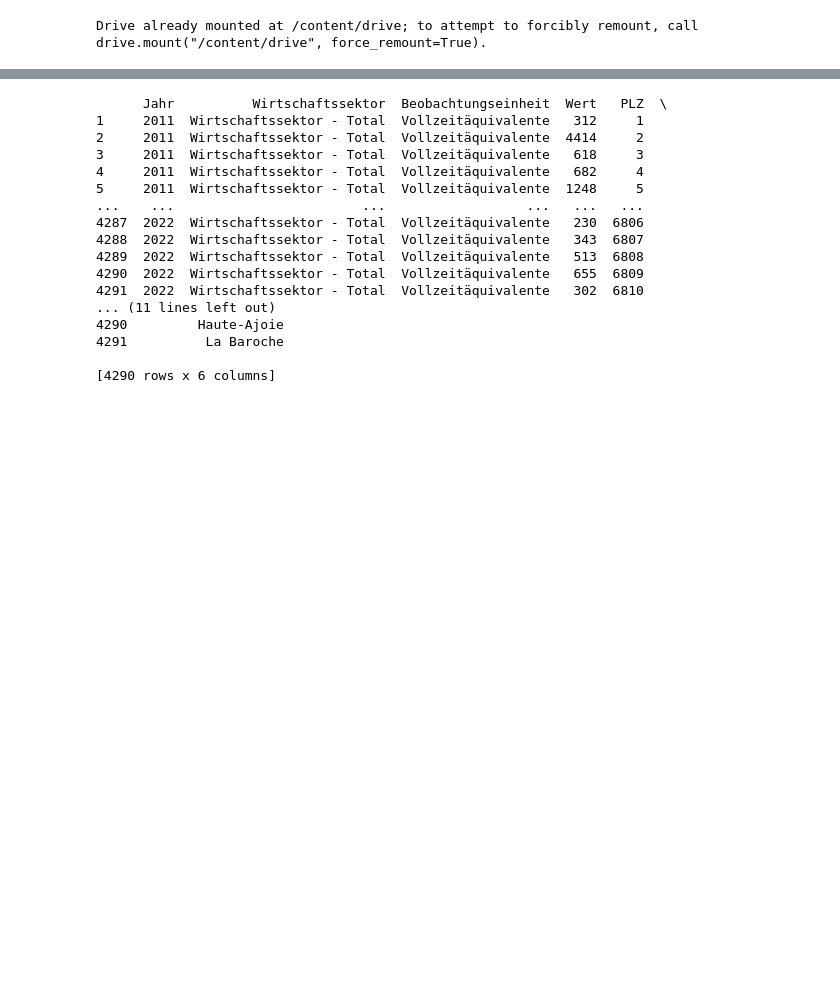
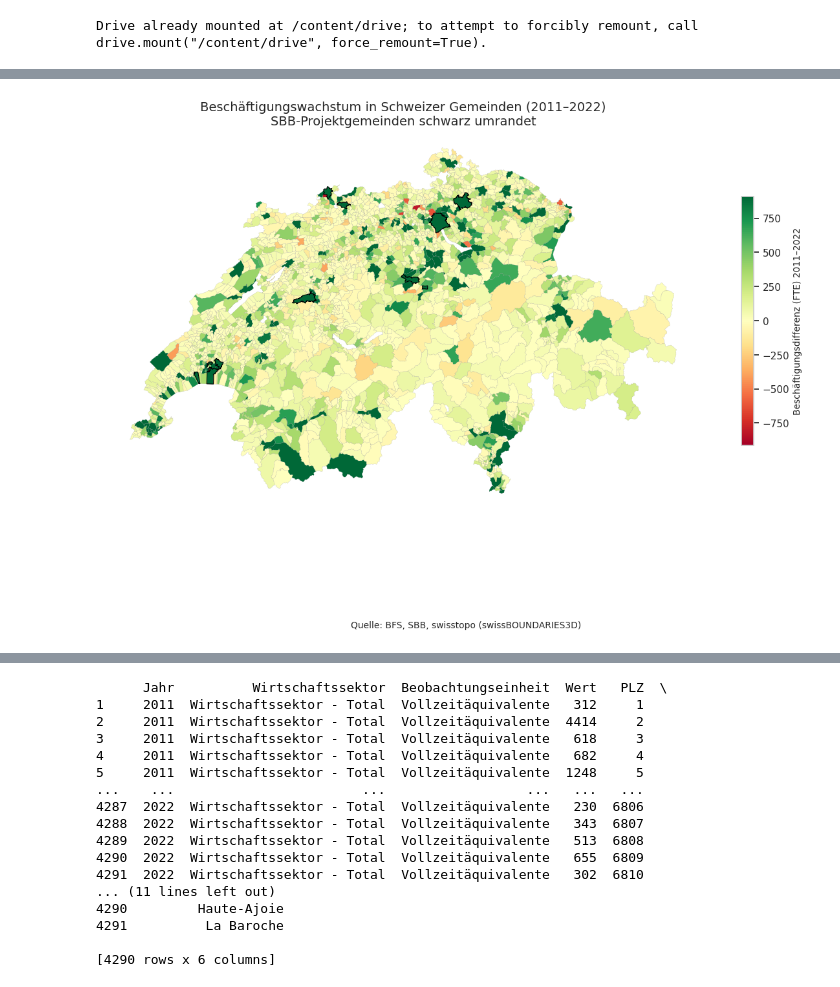
Before and after one commit to Fa-commits/BINA, a Jupyter notebook: BINA.ipynb, the cells around one changed output, grey strips where cells are left out. Saved outputs shown, nothing was run; the diff lists cells and outputs as text; code cells hidden in the pictures; blank space fills up the shorter version.

Commit message:
Mit Colab erstellt

```diff
--- a/BINA.ipynb
+++ b/BINA.ipynb
@@ -94,0 +349,19 @@ Beschreibung der Datensätze und wie sie gefunden wurden.
+# %%
+def load_sbb_projects_csv():
+    url = "https://data.sbb.ch/explore/dataset/bauprojekte-immobilien/download/?format=csv"
+    df_sbb = pd.read_csv(url, sep=';')
+    df_sbb.columns = df_sbb.columns.str.strip().str.lower()
+    df_sbb = df_sbb.dropna(subset=['city', 'startofconstruction'])
+    df_sbb['startofconstruction'] = pd.to_numeric(df_sbb['startofconstruction'], errors='coerce')
+    df_sbb = df_sbb[df_sbb['startofconstruction'].between(2011, 2022)]
+    cols = ['titlede', 'city', 'zipcode', 'phase', 'portfolio', 'startofconstruction']
+    df_sbb_reduced = df_sbb[cols].copy()
+    df_sbb_reduced['Ort_clean'] = df_sbb_reduced['city'].astype(str).str.lower().str.strip()
+    return df_sbb_reduced
+
+df_sbb = load_sbb_projects_csv()
+
+print("SBB-Daten geladen:", df_sbb.shape)
+print("Zeitraum:", df_sbb['startofconstruction'].min(), "-", df_sbb['startofconstruction'].max())
+print("Einzigartige Orte:", df_sbb['Ort_clean'].nunique())
+print("Beispielhafte Orte:", df_sbb['Ort_clean'].dropna().unique()[:5])
@@ -94,0 +665,54 @@ Beschreibung der Datensätze und wie sie gefunden wurden.
+# %%
+# 1. SBB-Projekt-Gemeinden ermitteln
+bfs_ids_mit_sbb = set(df_sbb['BFS_ID'].dropna().unique())
+
+# 2. Sicherstellen, dass df_bfs['hat_sbb_projekt'] existiert
+df_bfs['hat_sbb_projekt'] = df_bfs['BFS_ID'].isin(bfs_ids_mit_sbb)
+
+# 3. df_growth vorbereiten (falls noch nicht vorhanden)
+df_fte = df_bfs[df_bfs['Jahr'].isin(['2011', '2022'])].copy()
+df_pivot = df_fte.pivot_table(index='BFS_ID', columns='Jahr', values='Wert')
+df_pivot['Differenz'] = df_pivot['2022'] - df_pivot['2011']
+df_growth = df_pivot[['Differenz']].copy()
+
+# 4. Projektstatus pro Gemeinde extrahieren
+df_projstatus = df_bfs[df_bfs['Jahr'] == '2022'][['BFS_ID', 'hat_sbb_projekt']].drop_duplicates()
+
+# 5. Beschäftigungswachstum + Projektstatus kombinieren
+df_map = df_growth.reset_index().merge(df_projstatus, on='BFS_ID', how='left')
+
+# 6. Geodaten einlesen und mergen
+gdf_geo = gpd.read_file("/content/drive/MyDrive/Colab Notebooks/gemeindegrenzen_schweiz.gpkg", layer="tlm_hoheitsgebiet")
+gdf_geo = gdf_geo.rename(columns={"bfs_nummer": "BFS_ID"})
+gdf_map = gdf_geo.merge(df_map, on='BFS_ID', how='left')
+
+# 7. Fehlt die Spalte 'hat_sbb_projekt'? Dann auffüllen
+gdf_map['hat_sbb_projekt'] = gdf_map['hat_sbb_projekt'].fillna(False).astype(bool)
+
+# 8. Farbskala (robust gegen Ausreisser)
+vmin = np.percentile(gdf_map['Differenz'].dropna(), 5)
+vmax = np.percentile(gdf_map['Differenz'].dropna(), 95)
+abs_max = max(abs(vmin), abs(vmax))
+norm = TwoSlopeNorm(vmin=-abs_max, vcenter=0, vmax=abs_max)
+
+# 9. Karte plotten
+fig, ax = plt.subplots(figsize=(15, 10))
+gdf_map.plot(column='Differenz', cmap='RdYlGn', linewidth=0.1, edgecolor='grey', ax=ax, norm=norm)
+
+# 10. Gemeinden mit SBB-Projekt schwarz umrahmen
+gdf_map[gdf_map['hat_sbb_projekt']].boundary.plot(ax=ax, color='black', linewidth=0.8)
+
+# 11. Farbskala hinzufügen
+cmap = plt.cm.RdYlGn
+sm = plt.cm.ScalarMappable(cmap=cmap, norm=norm)
+sm._A = []
+cbar = fig.colorbar(sm, ax=ax, shrink=0.5)
+cbar.set_label("Beschäftigungsdifferenz (FTE) 2011–2022", fontsize=10)
+
+# 12. Stil & Ausgabe
+ax.axis('off')
+plt.title("Beschäftigungswachstum in Schweizer Gemeinden (2011–2022)\nSBB-Projektgemeinden schwarz umrandet", fontsize=14)
+plt.figtext(0.5, 0.02, "Quelle: BFS, SBB, swisstopo (swissBOUNDARIES3D)", ha='center', fontsize=10)
+plt.show()
+# %% [output]
+[figure, added]
```
Also changed, not shown: parts of 66 cells of this notebook.
